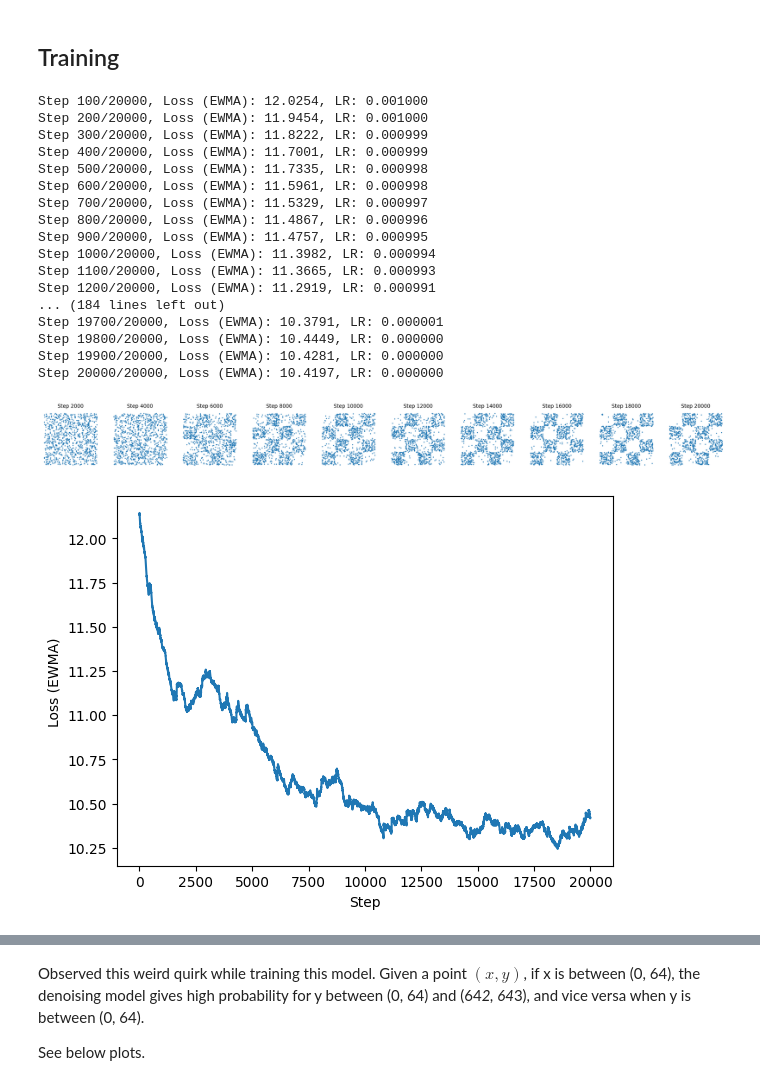
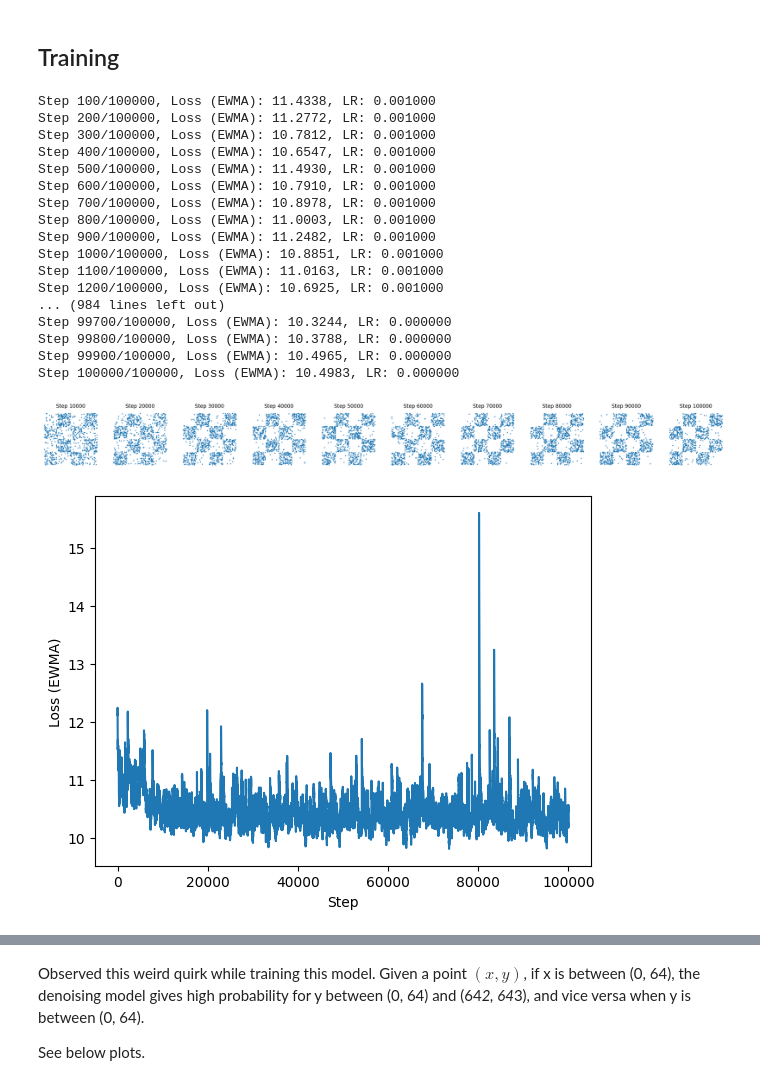
Before and after one commit to chinmay8bit/discrete-diffusion-smc-experiments, a Jupyter notebook: training_scripts/train_udm_checkerboard.ipynb, the cells around one changed output, grey strips where cells are left out. Drawn from its saved outputs; the diff is of its cells as text; code cells hidden in the pictures.

```diff
--- a/training_scripts/train_udm_checkerboard.ipynb
+++ b/training_scripts/train_udm_checkerboard.ipynb
@@ -71,11 +71,11 @@ from models.discrete_diffusion.utils.parametrizations import subs_parametrizatio
 from models.denoising_models.mlp import MLP
 
 batch_size = 64
-train_steps = 20000
+train_steps = 100000
 vocab_size = 256
 num_categories = vocab_size
 input_shape = (2,)
-num_timesteps = 1000
+num_timesteps = 100
 lr = 1e-3
 
 model = UniformDiffusion(
@@ -85,7 +85,7 @@ model = UniformDiffusion(
         embed_dim=64,
         hidden_dim=256,
         encode_time=True,
-        n_hidden_layers=1,
+        n_hidden_layers=2,
     ),
     num_categories=num_categories,
     input_shape=input_shape,
@@ -110,53 +110,53 @@ for step in range(train_steps):
     optimizer.zero_grad()
     loss = model(x)
     loss.backward()
     optimizer.step()
     scheduler.step()
 
     if loss_ewma is None:
         loss_ewma = loss.item()
     else:
-        loss_ewma = 0.999 * loss_ewma + 0.001 * loss.item()
+        loss_ewma = 0.99 * loss_ewma + 0.01 * loss.item()
     losses.append(loss_ewma)
 
     if (step + 1) % 100 == 0:
         print(f"Step {step + 1}/{train_steps}, Loss (EWMA): {loss_ewma:.4f}, LR: {optimizer.param_groups[0]['lr']:.6f}")
 
     if (step + 1) % (train_steps // 10) == 0:
         model.eval()
         with torch.no_grad():
             samples = model.sample(num_samples=1000, device=device).cpu().numpy()
         ax[fig_idx].scatter(samples[:, 0], samples[:, 1], s=1)
         ax[fig_idx].set_title(f"Step {step + 1}", fontsize=10)
         ax[fig_idx].axis('off')
         fig_idx += 1
 
 plt.show()
 
 plt.plot(losses)
 plt.xlabel('Step')
 plt.ylabel('Loss (EWMA)')
 plt.show()
 # %% [output]
-Step 100/20000, Loss (EWMA): 12.0254, LR: 0.001000
-Step 200/20000, Loss (EWMA): 11.9454, LR: 0.001000
-Step 300/20000, Loss (EWMA): 11.8222, LR: 0.000999
-Step 400/20000, Loss (EWMA): 11.7001, LR: 0.000999
-Step 500/20000, Loss (EWMA): 11.7335, LR: 0.000998
-Step 600/20000, Loss (EWMA): 11.5961, LR: 0.000998
-Step 700/20000, Loss (EWMA): 11.5329, LR: 0.000997
-Step 800/20000, Loss (EWMA): 11.4867, LR: 0.000996
-Step 900/20000, Loss (EWMA): 11.4757, LR: 0.000995
-Step 1000/20000, Loss (EWMA): 11.3982, LR: 0.000994
-Step 1100/20000, Loss (EWMA): 11.3665, LR: 0.000993
-Step 1200/20000, Loss (EWMA): 11.2919, LR: 0.000991
-... (184 lines left out)
-Step 19700/20000, Loss (EWMA): 10.3791, LR: 0.000001
-Step 19800/20000, Loss (EWMA): 10.4449, LR: 0.000000
-Step 19900/20000, Loss (EWMA): 10.4281, LR: 0.000000
-Step 20000/20000, Loss (EWMA): 10.4197, LR: 0.000000
+Step 100/100000, Loss (EWMA): 11.4338, LR: 0.001000
+Step 200/100000, Loss (EWMA): 11.2772, LR: 0.001000
+Step 300/100000, Loss (EWMA): 10.7812, LR: 0.001000
+Step 400/100000, Loss (EWMA): 10.6547, LR: 0.001000
+Step 500/100000, Loss (EWMA): 11.4930, LR: 0.001000
+Step 600/100000, Loss (EWMA): 10.7910, LR: 0.001000
+Step 700/100000, Loss (EWMA): 10.8978, LR: 0.001000
+Step 800/100000, Loss (EWMA): 11.0003, LR: 0.001000
+Step 900/100000, Loss (EWMA): 11.2482, LR: 0.001000
+Step 1000/100000, Loss (EWMA): 10.8851, LR: 0.001000
+Step 1100/100000, Loss (EWMA): 11.0163, LR: 0.001000
+Step 1200/100000, Loss (EWMA): 10.6925, LR: 0.001000
+... (984 lines left out)
+Step 99700/100000, Loss (EWMA): 10.3244, LR: 0.000000
+Step 99800/100000, Loss (EWMA): 10.3788, LR: 0.000000
+Step 99900/100000, Loss (EWMA): 10.4965, LR: 0.000000
+Step 100000/100000, Loss (EWMA): 10.4983, LR: 0.000000
-[figure, old version]
+[figure, new version]
-[figure, old version]
+[figure, new version]
 # %%
 # Visualize model samples
 model.eval()
```
Also changed, not shown: parts of 2 cells of this notebook, 1 other file.
